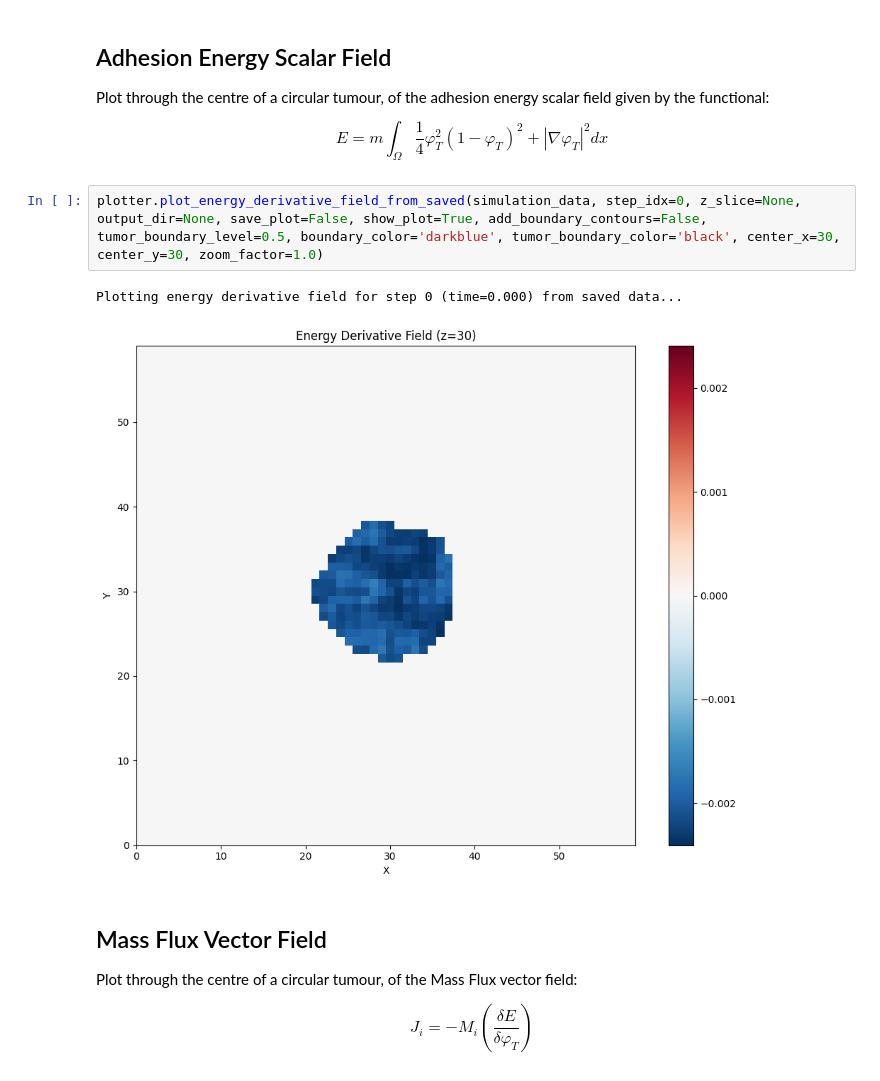
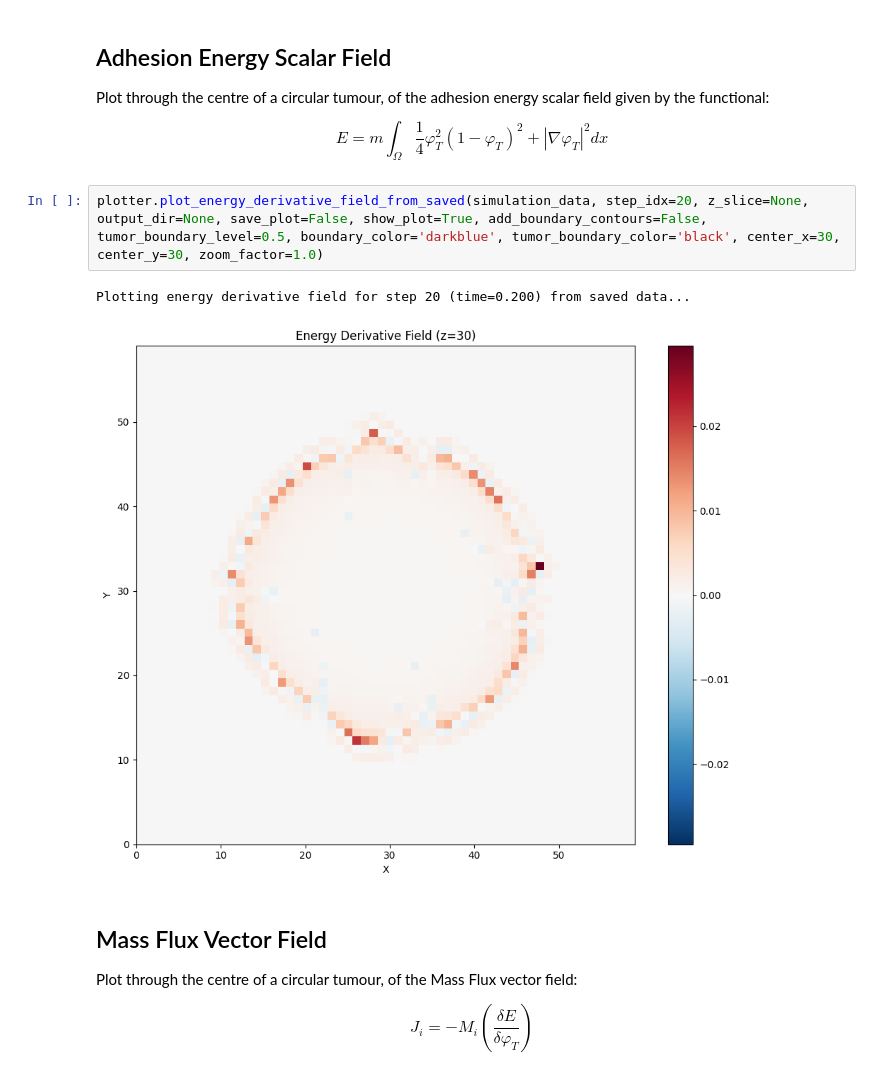
Before and after one commit to rmcnamara101/SCIE3212, a Jupyter notebook: laboratory/physics_fields/physics_fields_validation.ipynb, the cells around one changed output. Cells and saved outputs as stored; diff of their text form.

```diff
--- a/laboratory/physics_fields/physics_fields_validation.ipynb
+++ b/laboratory/physics_fields/physics_fields_validation.ipynb
@@ -73,10 +73,10 @@ $$
 E = m\int_\Omega \frac{1}{4}\varphi_T^2(1-\varphi_T)^2 + |\nabla\varphi_T|^2dx
 $$
 # %%
-plotter.plot_energy_derivative_field_from_saved(simulation_data, step_idx=0, z_slice=None, output_dir=None, save_plot=False, show_plot=True, add_boundary_contours=False, tumor_boundary_level=0.5, boundary_color='darkblue', tumor_boundary_color='black', center_x=30, center_y=30, zoom_factor=1.0)
+plotter.plot_energy_derivative_field_from_saved(simulation_data, step_idx=20, z_slice=None, output_dir=None, save_plot=False, show_plot=True, add_boundary_contours=False, tumor_boundary_level=0.5, boundary_color='darkblue', tumor_boundary_color='black', center_x=30, center_y=30, zoom_factor=1.0)
 # %% [output]
-Plotting energy derivative field for step 0 (time=0.000) from saved data...
+Plotting energy derivative field for step 20 (time=0.200) from saved data...
-[figure, old version]
+[figure, new version]
 # %% [markdown]
 ## Mass Flux Vector Field
 
```
Also changed, not shown: parts of 5 cells of this notebook, 10 other files.
